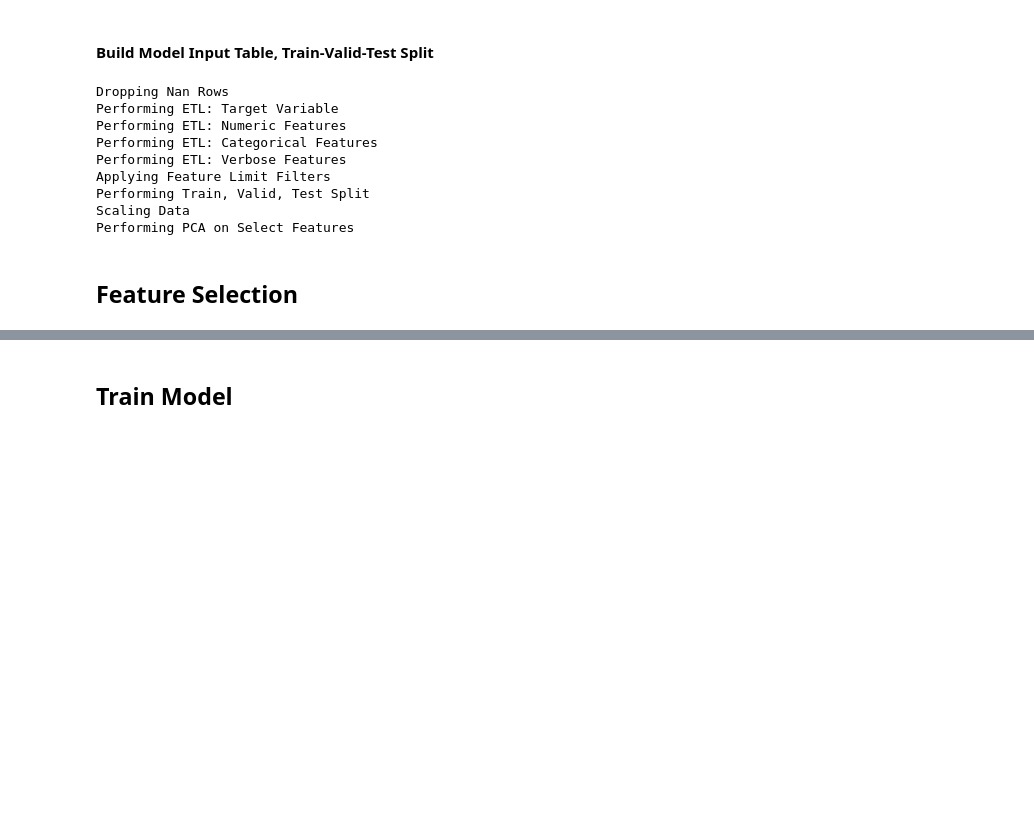
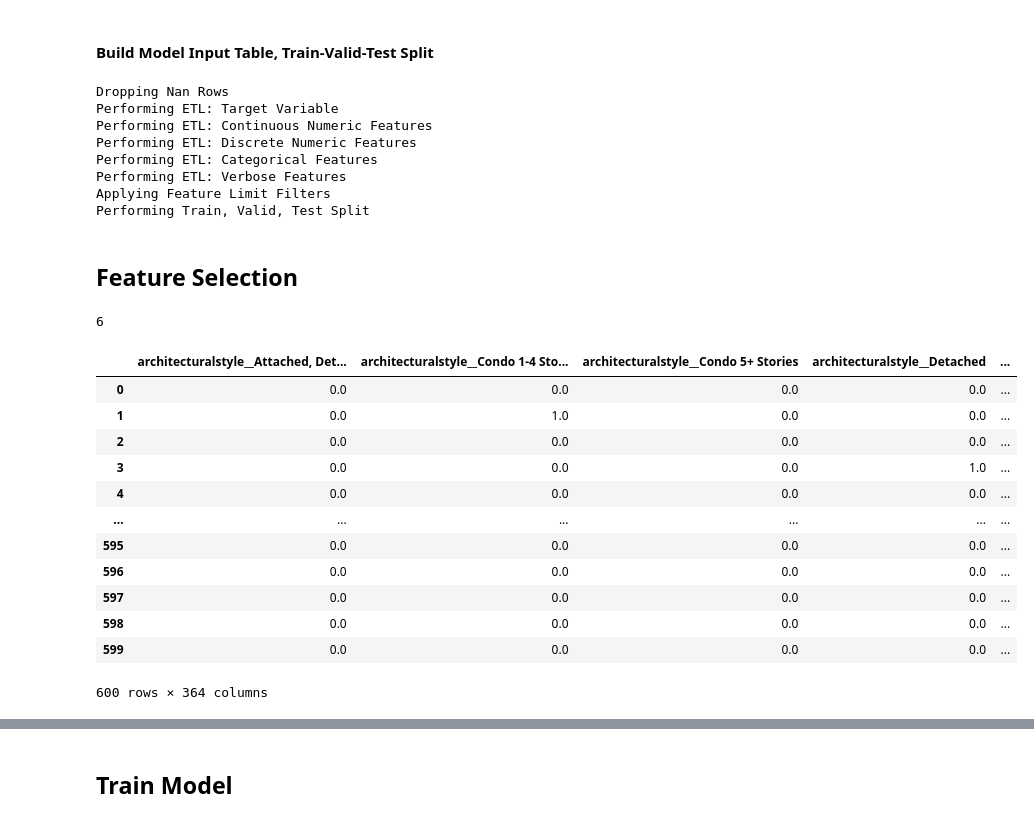
Before and after one commit to dangoML/DeepREI, a Jupyter notebook: Model/notebooks/DeepREI_Model.ipynb, the cells around one changed output, grey strips where cells are left out. Saved outputs shown, nothing was run; the diff lists cells and outputs as text; code cells hidden in the pictures; blank space fills up the shorter version.

```diff
--- a/Model/notebooks/DeepREI_Model.ipynb
+++ b/Model/notebooks/DeepREI_Model.ipynb
@@ -80,7 +83,7 @@ discrete_num_columns = ['bedroom','fullbathrooms','halfbathrooms','garagespaces'
 ordinal_cat_columns = []
 
 # Removed after EDA: county, sourcesystemname
-nominal_cat_columns = ['zipcode', 'elementaryschool', 'highschool', 'middleschool','associationfeefrequency','petdescription','area','publicsurveysection','association','directionfaces', 'structuretype','housestyle','architecturalstyle','sewer','watersource','sourceneighborhood','sourcepropertytype','subdivision','yearbuiltdetails']
+nominal_cat_columns = ['zipcode','associationfeefrequency','petdescription','area','association','directionfaces', 'structuretype','architecturalstyle','sewer','watersource','sourcepropertytype','yearbuiltdetails']
 
 verbose_columns = ['coolingfeatures','heatingfeatures', 'bathroomdescription', 'interiorfeatures', 'associationfeeamenitie', 'diningroomdescription', 'exteriorandlotfeatures','waterfeatures', 'waterfrontdescription', 'poolfeatures','pooldescription', 'parkingfeatures', 'homefeaturesview', 'otherequipment', 'associationamenities','roof','restrictions','constructionmaterials','maintenancedescription']
 # %% [markdown]
@@ -94,22 +97,32 @@ model_input = ModelInputBuilder(dataset=base_data,
                 verbose_columns=verbose_columns,
                 verbose_threshold=5,
                 verbose_most_common=True,
-                pca_columns=['sourceneighborhood', 'subdivision', 'area','elementaryschool','publicsurveysection','housestyle',
-                             'middleschool','highschool','interiorfeatures','maintenancedescription','associationfeeamenitie',
-                             'otherequipment', 'parkingfeatures', 'restrictions', 'roof', 'exteriorandlotfeatures','pooldescription',
-                             'waterfrontdescription','constructionmaterials'],
-                pca_expl_var=.95)
+                pca_columns={'interiorfeatures':16,
+                                'maintenancedescription':4,
+                                'associationfeeamenitie':5,
+                                'otherequipment':5,
+                                'parkingfeatures':6,
+                                'restrictions':4,
+                                'roof':4,
+                                'exteriorandlotfeatures':4,
+                                'pooldescription':5,
+                                'waterfrontdescription':4,
+                                'constructionmaterials':3}
+                )
 
 model_input.build_model_input()
 # %% [output]
 Dropping Nan Rows
 Performing ETL: Target Variable
-Performing ETL: Numeric Features
+Performing ETL: Continuous Numeric Features
+Performing ETL: Discrete Numeric Features
 Performing ETL: Categorical Features
 Performing ETL: Verbose Features
 Applying Feature Limit Filters
 Performing Train, Valid, Test Split
-Scaling Data
-Performing PCA on Select Features
 # %% [markdown]
 ## Feature Selection
+# %%
+len(cont_num_columns)*2
+# %% [output]
+6
@@ -115,0 +147,38 @@ Performing PCA on Select Features
+# %%
+cont_value_columns = [x+'_value' for x in cont_num_columns+discrete_num_columns]
+rest_of_columns = set(model_input.df_X_train.columns).difference(set(cont_value_columns))
+rest_of_columns = sorted(list(rest_of_columns))
+
+model_input.df_X_train = model_input.df_X_train[cont_value_columns+rest_of_columns]
+# %%
+scaler = StandardScaler()
+index = len(cont_num_columns+discrete_num_columns)
+columns = model_input.df_X_train.iloc[:,:index].columns
+
+df_X_train = pd.DataFrame(scaler.fit_transform(model_input.df_X_train.iloc[:,:index]))
+df_X_train.columns = columns
+df_X_train = pd.concat((model_input.df_X_train.iloc[:,index:],df_X_train), axis=1)
+
+df_X_valid = pd.DataFrame(scaler.transform(model_input.df_X_valid.iloc[:,:index]))
+df_X_valid.columns = columns
+df_X_valid = pd.concat((model_input.df_X_valid.iloc[:,index],df_X_valid), axis=1)
+
+df_X_test = pd.DataFrame(scaler.transform(model_input.df_X_test.iloc[:,:index]))
+df_X_test.columns = columns
+df_X_test = pd.concat((model_input.df_X_test.iloc[:,index:],df_X_test), axis=1)
+# %%
+df_X_train
+# %% [output]
+|  | architecturalstyle__Attached, Det... | architecturalstyle__Condo 1-4 Sto... | architecturalstyle__Condo 5+ Stories | architecturalstyle__Detached | ... |
+| 0 | 0.0 | 0.0 | 0.0 | 0.0 | ... |
+| 1 | 0.0 | 1.0 | 0.0 | 0.0 | ... |
+| 2 | 0.0 | 0.0 | 0.0 | 0.0 | ... |
+| 3 | 0.0 | 0.0 | 0.0 | 1.0 | ... |
+| 4 | 0.0 | 0.0 | 0.0 | 0.0 | ... |
+| ... | ... | ... | ... | ... | ... |
+| 595 | 0.0 | 0.0 | 0.0 | 0.0 | ... |
+| 596 | 0.0 | 0.0 | 0.0 | 0.0 | ... |
+| 597 | 0.0 | 0.0 | 0.0 | 0.0 | ... |
+| 598 | 0.0 | 0.0 | 0.0 | 0.0 | ... |
+| 599 | 0.0 | 0.0 | 0.0 | 0.0 | ... |
+600 rows × 364 columns
```
Also changed, not shown: parts of 8 cells of this notebook, 12 other files.
